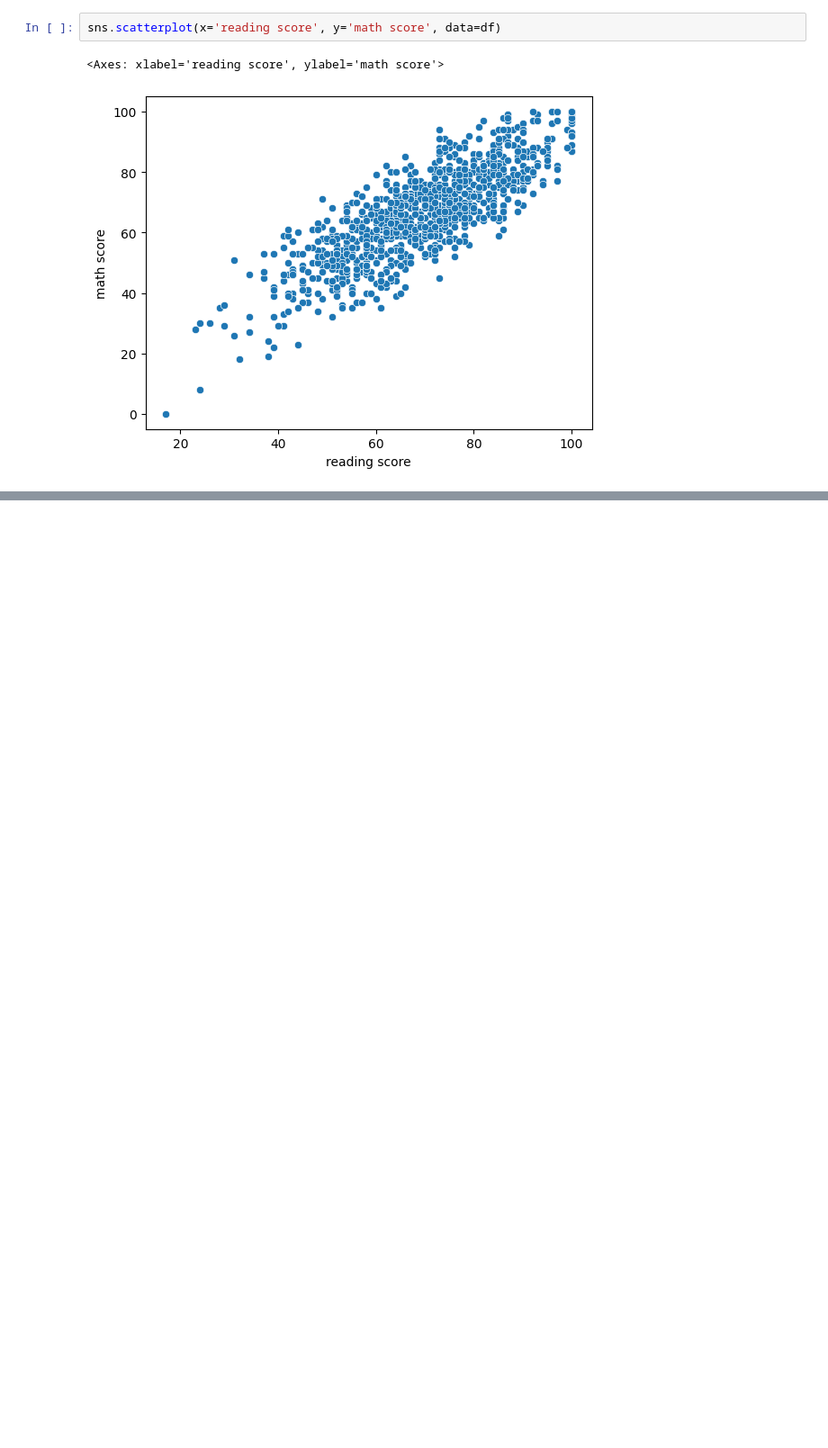
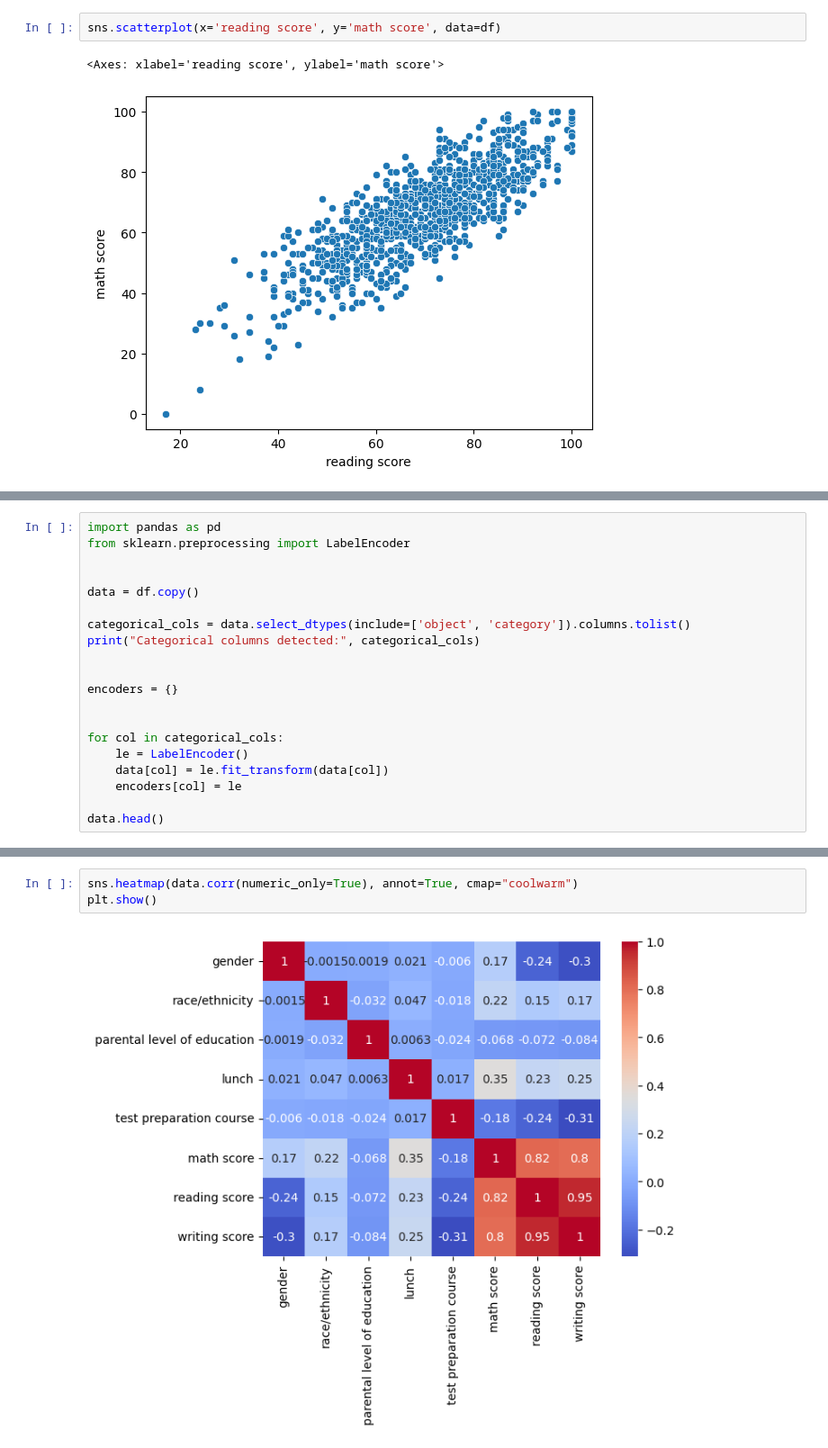
Before and after one commit to NISHAL-AT/STUDENT-PERFORMANCE, a Jupyter notebook: stper.ipynb, the cells around one changed output, grey strips where cells are left out. Shown: that part at 90% size. Saved outputs shown, nothing was run; the diff lists cells and outputs as text; blank space fills up the shorter version.

```diff
--- a/stper.ipynb
+++ b/stper.ipynb
@@ -279,0 +94,20 @@ Adjusted R² Score: 0.8761
+# %%
+import pandas as pd
+from sklearn.preprocessing import LabelEncoder
+
+
+data = df.copy()
+
+categorical_cols = data.select_dtypes(include=['object', 'category']).columns.tolist()
+print("Categorical columns detected:", categorical_cols)
+
+
+encoders = {}
+
+
+for col in categorical_cols:
+    le = LabelEncoder()
+    data[col] = le.fit_transform(data[col])
+    encoders[col] = le
+
+data.head()
@@ -279,0 +122,5 @@ Adjusted R² Score: 0.8761
+# %%
+sns.heatmap(data.corr(numeric_only=True), annot=True, cmap="coolwarm")
+plt.show()
+# %% [output]
+[figure, added]
```
Also changed, not shown: parts of 9 cells of this notebook, 3 other files.
